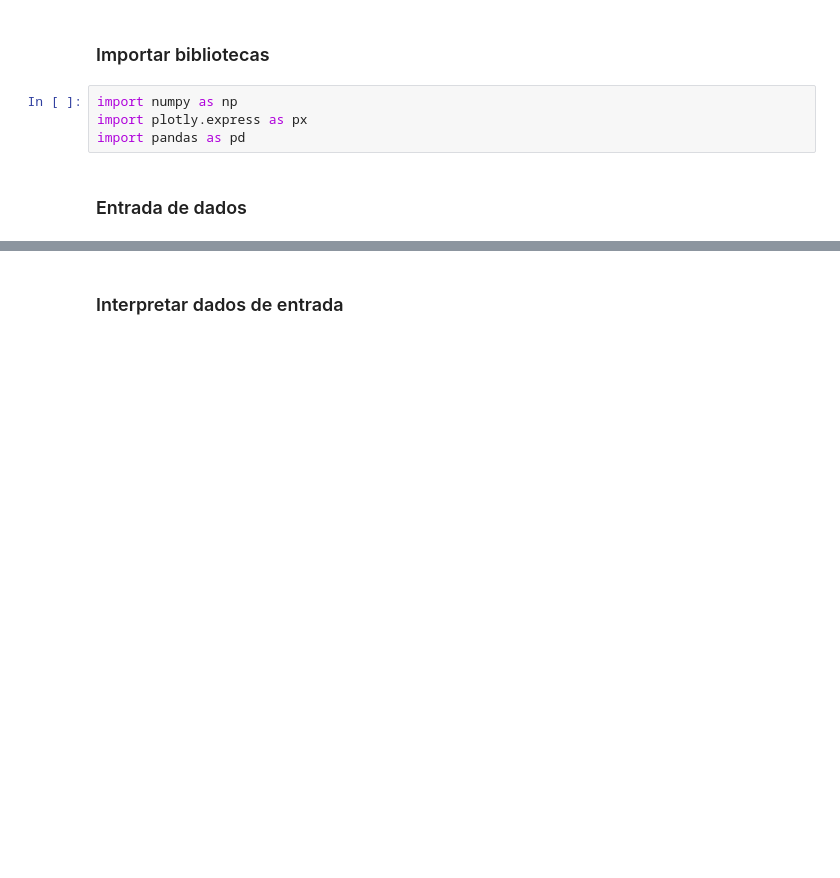
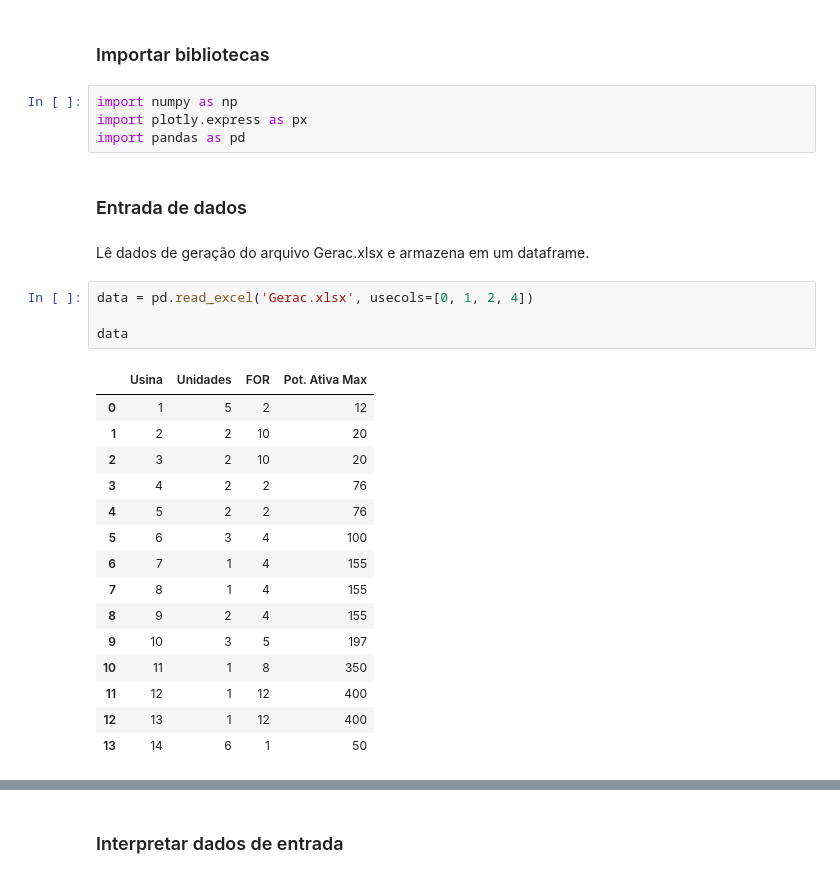
Before and after one commit to eduardomloureiro/Trabalho1_Confiabilidade, a Jupyter notebook: SMC_py.ipynb, the cells around one changed output, grey strips where cells are left out. Cells and saved outputs as stored; diff of their text form; blank space fills up the shorter version.

Commit message:
mod file SMC - leitura arquivos trabalho + execução
parece estar 100%

```diff
--- a/SMC_py.ipynb
+++ b/SMC_py.ipynb
@@ -8,3 +8,25 @@ import plotly.express as px
 import pandas as pd
 # %% [markdown]
 ### Entrada de dados
+# %% [markdown]
+Lê dados de geração do arquivo Gerac.xlsx e armazena em um dataframe.
+# %%
+data = pd.read_excel('Gerac.xlsx', usecols=[0, 1, 2, 4])
+
+data
+# %% [output]
+|  | Usina | Unidades | FOR | Pot. Ativa Max |
+| 0 | 1 | 5 | 2 | 12 |
+| 1 | 2 | 2 | 10 | 20 |
+| 2 | 3 | 2 | 10 | 20 |
+| 3 | 4 | 2 | 2 | 76 |
+| 4 | 5 | 2 | 2 | 76 |
+| 5 | 6 | 3 | 4 | 100 |
+| 6 | 7 | 1 | 4 | 155 |
+| 7 | 8 | 1 | 4 | 155 |
+| 8 | 9 | 2 | 4 | 155 |
+| 9 | 10 | 3 | 5 | 197 |
+| 10 | 11 | 1 | 8 | 350 |
+| 11 | 12 | 1 | 12 | 400 |
+| 12 | 13 | 1 | 12 | 400 |
+| 13 | 14 | 6 | 1 | 50 |
```
Also changed, not shown: parts of 9 cells of this notebook.
